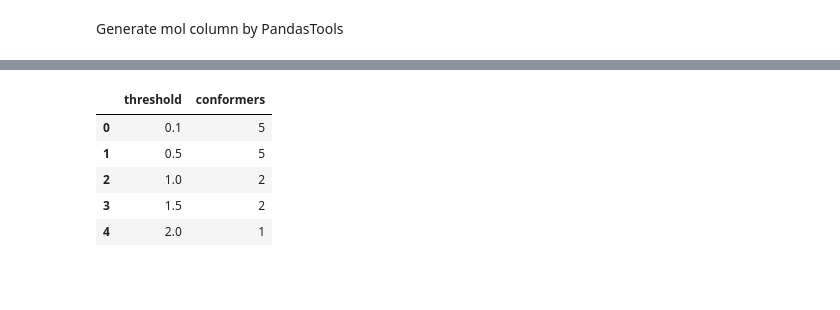
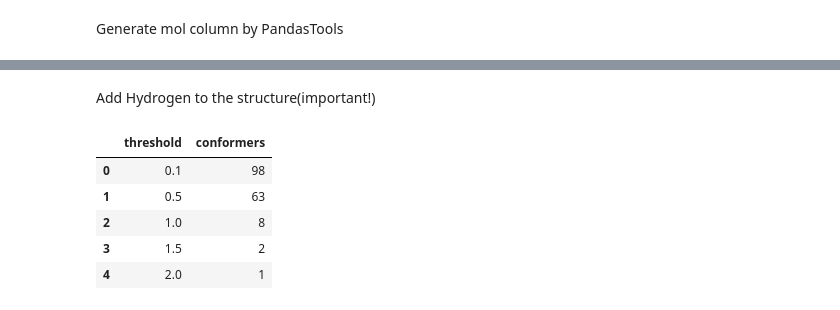
Before and after one commit to uentinnlea/MI_tool, a Jupyter notebook: RDKit/comformer_generation.ipynb, the cells around one changed output, grey strips where cells are left out. Drawn from its saved outputs; the diff is of its cells as text; code cells hidden in the pictures; blank space fills up the shorter version.

```diff
--- a/RDKit/comformer_generation.ipynb
+++ b/RDKit/comformer_generation.ipynb
@@ -32,28 +32,29 @@ df.head(10)
 | 7 | CCCCCC(O)/C=C/C1C(O)CC(=O)C1CCCCC... | 354.487 | 3.47510 | 2.40 | 0.380211 | <rdkit.Chem.rdchem.Mol object at ... |
 | 8 | CCNC(=O)C1CC(n2ccc3c(NC(CC)Cc4scc... | 478.018 | 2.99830 | 0.84 | -0.075721 | <rdkit.Chem.rdchem.Mol object at ... |
 | 9 | N#CC(OC1OC(COC2OC(CO)C(O)C(O)C2O)... | 457.432 | -3.10802 | 0.21 | -0.677781 | <rdkit.Chem.rdchem.Mol object at ... |
+# %% [markdown]
+Add Hydrogen to the structure(important!)
 # %%
 m = df.mols[0]
 m_h = Chem.AddHs(m)
 # df.mols = df.mols.apply(lambda x: Chem.AddHs(x))
 # %%
-# 3D structure can also be generated by conformer generation method "EmbedMultipleConfs"
-numConfs = 5
+numConfs = 100
 rms = [0.1, 0.5, 1.0, 1.5, 2.0]
 num_of_confs = []
 
 for i in rms:
     confids = AllChem.EmbedMultipleConfs(m_h, numConfs=numConfs, randomSeed=1234, pruneRmsThresh=i, numThreads=0)
     num_of_confs.append((i, len(confids)))
 
 # "EmbedMultipleConfs" only returns list of new conformation IDs
 # It was said that if there are many rotatable bonds, a higher threshold is needed to have fewer distinct conformers.
+
+pd.DataFrame(num_of_confs, columns=["threshold", "conformers"])
+# %% [output]
+|  | threshold | conformers |
+| 0 | 0.1 | 98 |
+| 1 | 0.5 | 63 |
+| 2 | 1.0 | 8 |
+| 3 | 1.5 | 2 |
+| 4 | 2.0 | 1 |
-# %%
-pd.DataFrame(num_of_confs, columns=["threshold", "conformers"])
-# %% [output]
-|  | threshold | conformers |
-| 0 | 0.1 | 5 |
-| 1 | 0.5 | 5 |
-| 2 | 1.0 | 2 |
-| 3 | 1.5 | 2 |
-| 4 | 2.0 | 1 |
```
Also changed, not shown: parts of 8 cells of this notebook, 2 other files.
